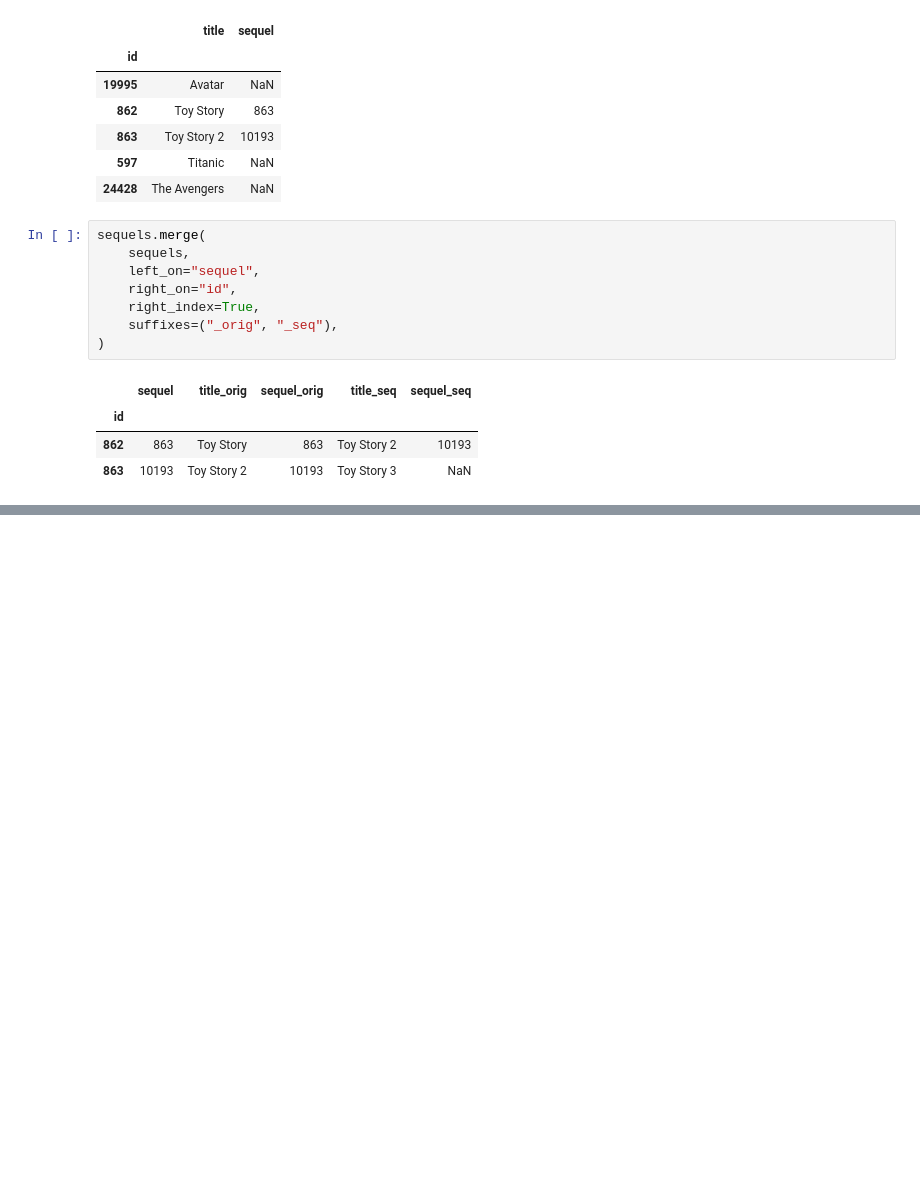
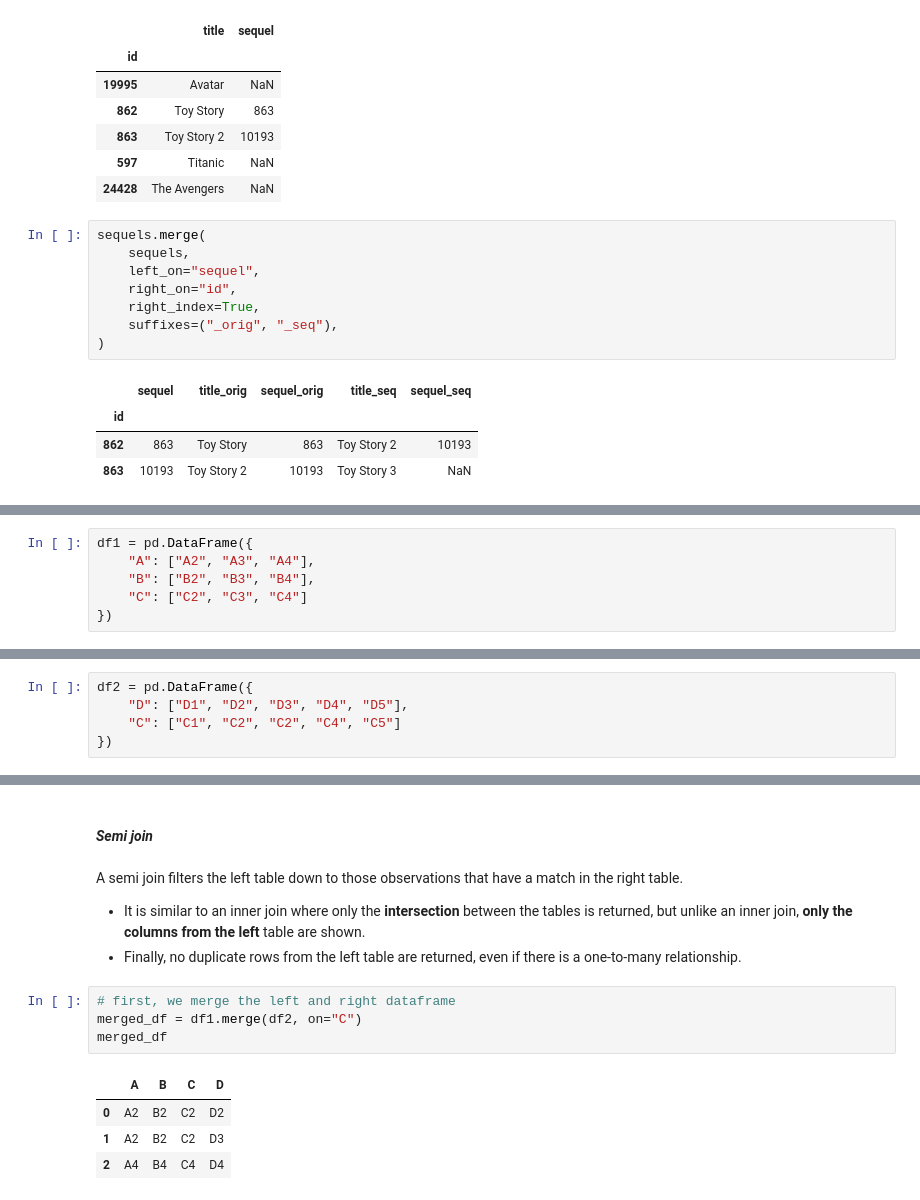
Before and after one commit to AindreaAjax/ML_Introduction, a Jupyter notebook: Pandas/04_DataFrames.ipynb, the cells around one changed output, grey strips where cells are left out. Drawn from its saved outputs; the diff is of its cells as text; blank space fills up the shorter version.

Commit message:
[subsec] filtering joins

```diff
--- a/Pandas/04_DataFrames.ipynb
+++ b/Pandas/04_DataFrames.ipynb
@@ -2009,0 +1992,6 @@ sequels.merge(
+# %%
+df1 = pd.DataFrame({
+    "A": ["A2", "A3", "A4"],
+    "B": ["B2", "B3", "B4"],
+    "C": ["C2", "C3", "C4"]
+})
@@ -2009,0 +2005,5 @@ sequels.merge(
+# %%
+df2 = pd.DataFrame({
+    "D": ["D1", "D2", "D3", "D4", "D5"],
+    "C": ["C1", "C2", "C2", "C4", "C5"]
+})
@@ -2009,0 +2019,16 @@ sequels.merge(
+# %% [markdown]
+#### *Semi join*
+# %% [markdown]
+A semi join filters the left table down to those observations that have a match in the right table.
+
+- It is similar to an inner join where only the **intersection** between the tables is returned, but unlike an inner join, **only the columns from the left** table are shown.
+- Finally, no duplicate rows from the left table are returned, even if there is a one-to-many relationship.
+# %%
+# first, we merge the left and right dataframe
+merged_df = df1.merge(df2, on="C")
+merged_df
+# %% [output]
+|  | A | B | C | D |
+| 0 | A2 | B2 | C2 | D2 |
+| 1 | A2 | B2 | C2 | D3 |
+| 2 | A4 | B4 | C4 | D4 |
```
Also changed, not shown: parts of 21 cells of this notebook.
